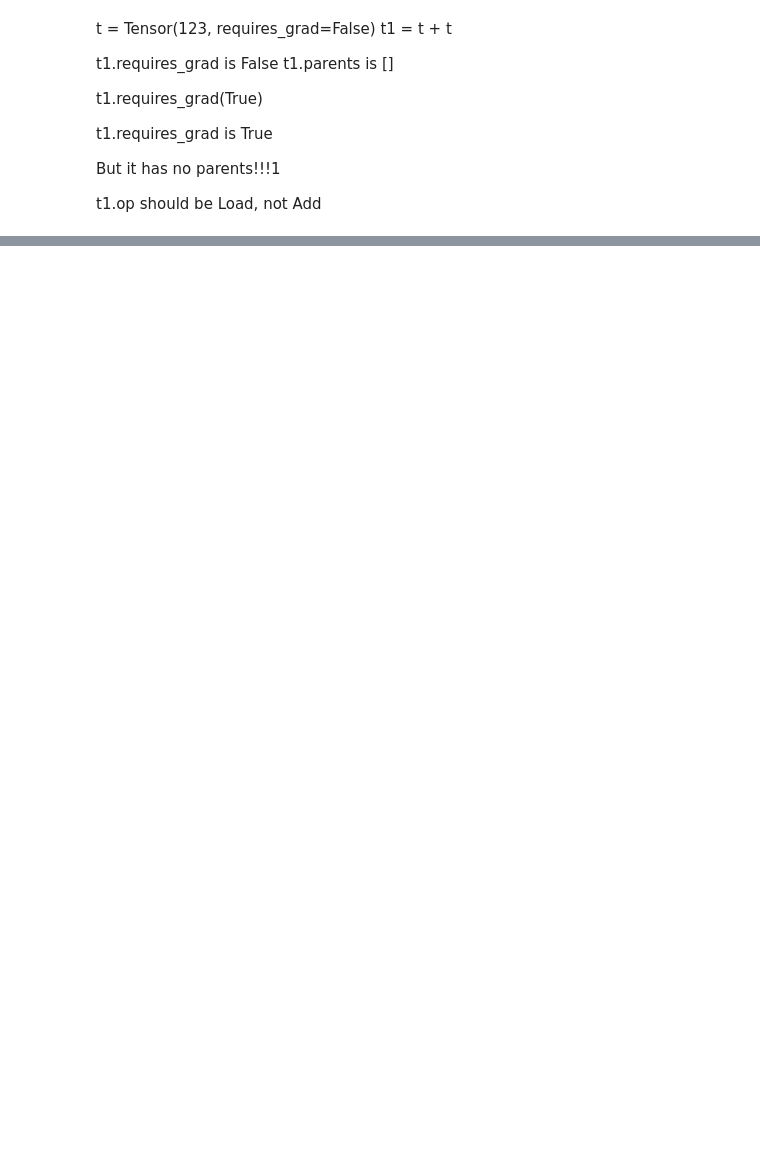
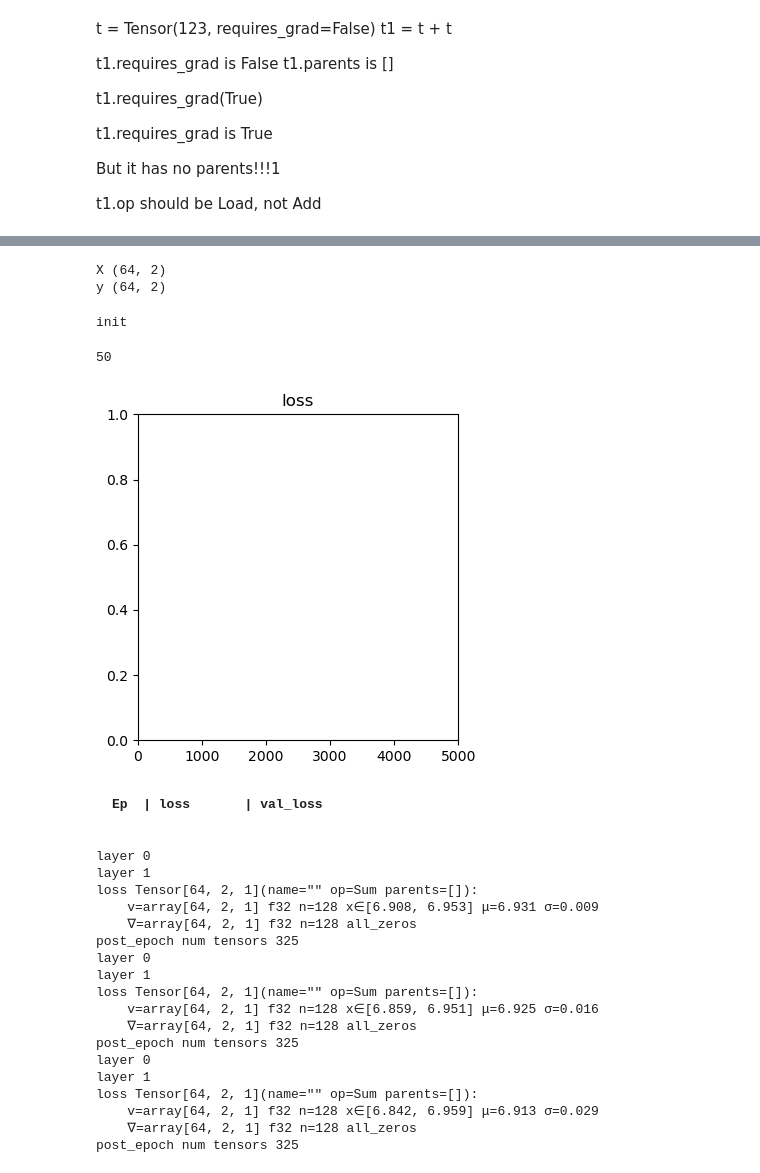
Before and after one commit to xl0/tidygrad, a Jupyter notebook: nbs/examples/gpt2_training.ipynb, the cells around one changed output, grey strips where cells are left out. Saved outputs shown, nothing was run; the diff lists cells and outputs as text; code cells hidden in the pictures; blank space fills up the shorter version.

Commit message:
gpt2-nano training

```diff
--- a/nbs/examples/gpt2_training.ipynb
+++ b/nbs/examples/gpt2_training.ipynb
@@ -211,0 +275,8 @@ Tensor[2, 128, 1](name="" op=Div parents=[,]):
+# %%
+X, y = next(iter(dataloader))
+
+print("X", X.shape)
+print("y", y.shape)
+# %% [output]
+X (64, 2)
+y (64, 2)
@@ -211,0 +311,66 @@ Tensor[2, 128, 1](name="" op=Div parents=[,]):
+# %%
+class OneBatchCallback:
+    def __init__(self):
+        self.i = 0
+
+    def post_loss(self, learner):
+        print("post_batch_backward", self.i)
+        if self.i == 1:
+            raise Exception("post_batch_backward")
+        self.i += 1
+
+class MemleakCallback:
+    def __init__(self):
+        self.i = 0
+        print("init")
+
+    def post_epoch(self, learner):
+        print("post_epoch num tensors", tidygrad.tensor._num_tensors)
+# %%
+model_funct = partial(gpt2, n_layers=n_layers, n_heads=n_heads)
+
+def model_funct(input):
+    return gpt2(model, input, n_layers=n_layers, n_heads=n_heads)
+
+optim = Adam(lr=0.001, params=model.parameter_list())
+
+ler = Learner(
+    model=model_funct,
+    dataloaders=DataLoaders(train=dataloader, test=dataloader),
+    loss_func=loss_function,
+    optimizer=optim,
+    callbacks=[DictLoggerCallback(metrics=[Loss()]),
+               ProgressBarCallback(metrics=[
+                   "loss",
+               ], plot_train_skip_ylim=15, plot_smooth_training=5),
+               MemleakCallback()],
+)
+# %% [output]
+init
+# %%
+len(dataloader)
+# %% [output]
+50
+# %%
+ler.fit(epochs=100)
+# %% [output]
+[figure, added]
+Ep | loss | val_loss
+layer 0
+layer 1
+loss Tensor[64, 2, 1](name="" op=Sum parents=[]):
+    v=array[64, 2, 1] f32 n=128 x∈[6.908, 6.953] μ=6.931 σ=0.009
+    ∇=array[64, 2, 1] f32 n=128 all_zeros
+post_epoch num tensors 325
+layer 0
+layer 1
+loss Tensor[64, 2, 1](name="" op=Sum parents=[]):
+    v=array[64, 2, 1] f32 n=128 x∈[6.859, 6.951] μ=6.925 σ=0.016
+    ∇=array[64, 2, 1] f32 n=128 all_zeros
+post_epoch num tensors 325
+layer 0
+layer 1
+loss Tensor[64, 2, 1](name="" op=Sum parents=[]):
+    v=array[64, 2, 1] f32 n=128 x∈[6.842, 6.959] μ=6.913 σ=0.029
+    ∇=array[64, 2, 1] f32 n=128 all_zeros
+post_epoch num tensors 325
```
Also changed, not shown: parts of 20 cells of this notebook, 13 other files.
